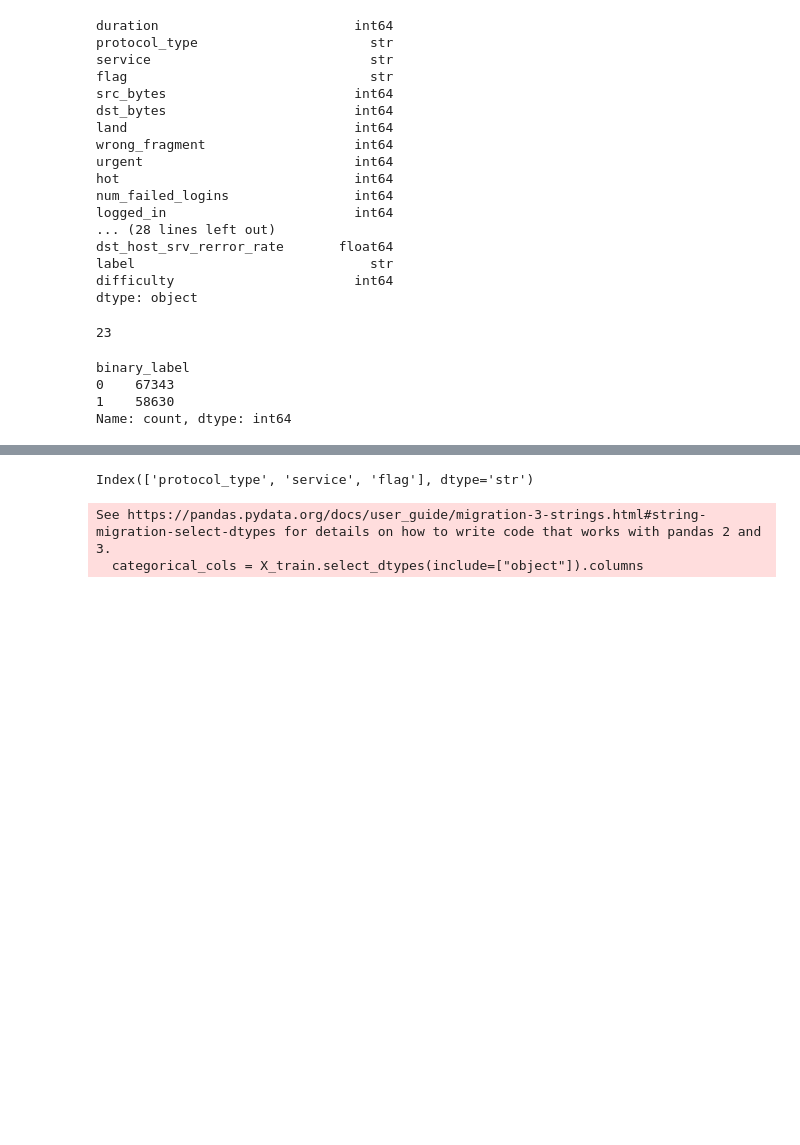
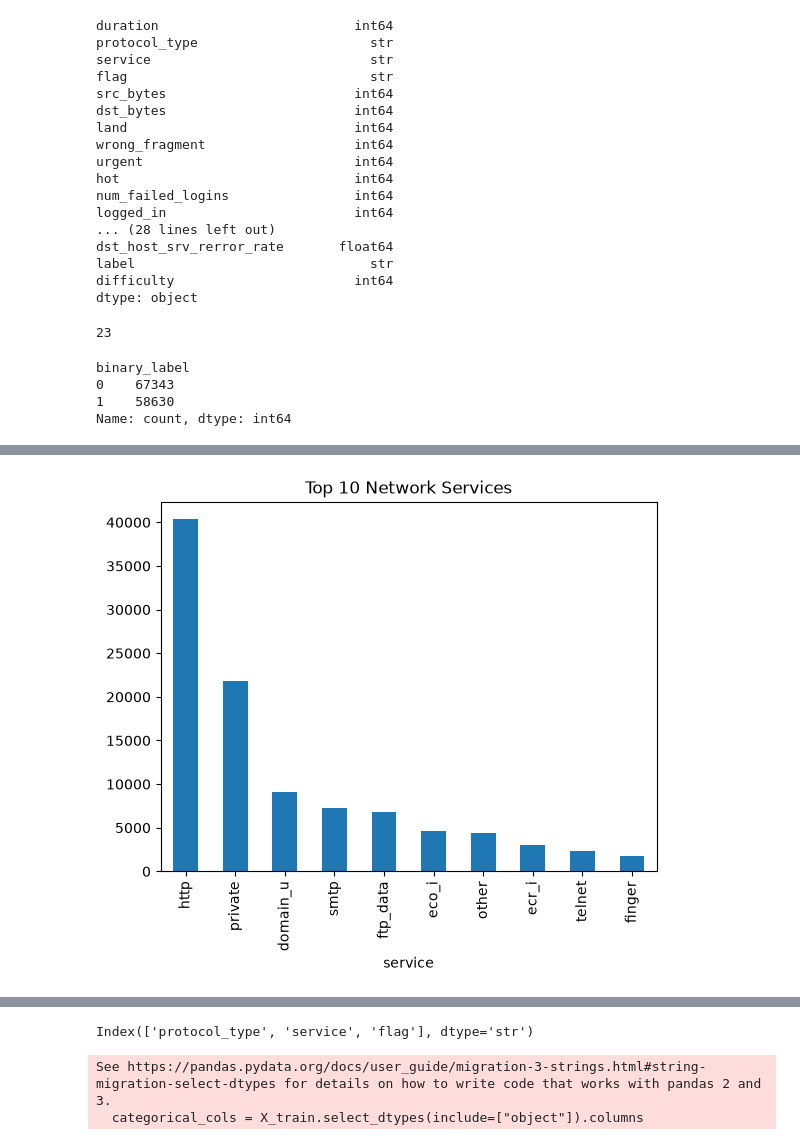
Before and after one commit to DIFFUSExCODES/IDS_PROJECT, a Jupyter notebook: notebooks/01_eda.ipynb, the cells around one changed output, grey strips where cells are left out. Cells and saved outputs as stored; diff of their text form; code cells hidden in the pictures; blank space fills up the shorter version.

```diff
--- a/notebooks/01_eda.ipynb
+++ b/notebooks/01_eda.ipynb
@@ -142,0 +155,6 @@ plt.show()
+# %%
+train["service"].value_counts().head(10).plot(kind="bar")
+plt.title("Top 10 Network Services")
+plt.show()
+# %% [output]
+[figure, added]
```
Also changed, not shown: parts of 6 cells of this notebook, 6 other files.
